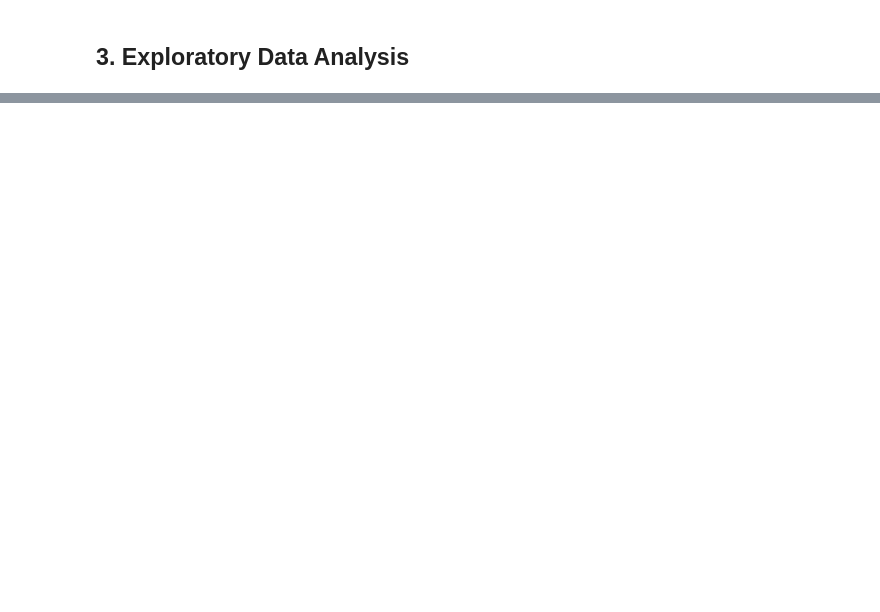
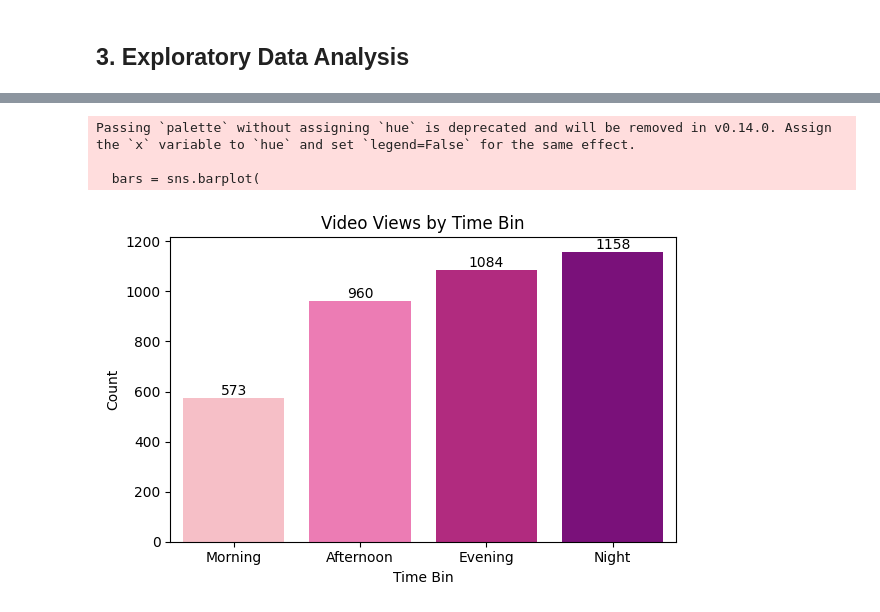
Before and after one commit to elifsudeyanar/Elif-Sude-DSA210, a Jupyter notebook: youtube_analysis_visuals.ipynb, the cells around one changed output, grey strips where cells are left out. Drawn from its saved outputs; the diff is of its cells as text; code cells hidden in the pictures; blank space fills up the shorter version.

```diff
--- a/youtube_analysis_visuals.ipynb
+++ b/youtube_analysis_visuals.ipynb
@@ -89,11 +292,55 @@ plt.show()
 # %%
-palette_chan = ['#4E79A7']*10
-plt.figure(figsize=(8,5))
-df['channel_name'].value_counts().head(10).plot(
-    kind='barh', color=palette_chan
+# === Cell 8: Time‐Bin & Device Model Distributions ===
+
+import matplotlib.pyplot as plt
+import seaborn as sns
+
+# 1) Bar plot: Time‐Bin distribution
+time_counts = df['Hour'].apply(lambda h:
+    'Morning' if 6 <= h < 12 else
+    'Afternoon' if 12 <= h < 18 else
+    'Evening' if 18 <= h < 24 else
+    'Night'
+).value_counts().reindex(['Morning','Afternoon','Evening','Night'])
+plt.figure(figsize=(6,4))
+bars = sns.barplot(
+    x=time_counts.index,
+    y=time_counts.values,
+    palette=['#FFB6C1','#FF69B4','#C71585','#8B008B']
 )
-plt.title('Top 10 Watched Channels')
-plt.xlabel('Count')
+plt.title('Video Views by Time Bin')
+plt.xlabel('Time Bin')
+plt.ylabel('Count')
+for p in bars.patches:
+    bars.annotate(f"{int(p.get_height())}",
+                  (p.get_x()+p.get_width()/2, p.get_height()),
+                  ha='center', va='bottom')
 plt.tight_layout()
+plt.savefig('img5.png', dpi=300)
 plt.show()
+
+# 2) Bar plot: Top Device Models (if available)
+if 'DeviceModel' in df.columns:
+    device_counts = df['DeviceModel'].value_counts().head(8)
+    plt.figure(figsize=(8,4))
+    bars = sns.barplot(
+        x=device_counts.values,
+        y=device_counts.index,
+        palette=['#FFC0CB','#FFB6C1','#FF69B4','#C71585','#DB7093','#FF1493','#8B008B','#9932CC']
+    )
+    plt.title('Top 8 Device Models Used')
+    plt.xlabel('Session Count')
+    plt.ylabel('Device Model')
+    for p in bars.patches:
+        bars.annotate(f"{int(p.get_width())}",
+                      (p.get_width(), p.get_y()+p.get_height()/2),
+                      ha='left', va='center')
+    plt.tight_layout()
+    plt.savefig('img6.png', dpi=300)
+    plt.show()
+# %% [output]
+Passing `palette` without assigning `hue` is deprecated and will be removed in v0.14.0. Assign the `x` variable to `hue` and set `legend=False` for the same effect.
+
+  bars = sns.barplot(
+[figure, added]
 # %%
```
Also changed, not shown: parts of 22 cells of this notebook.
